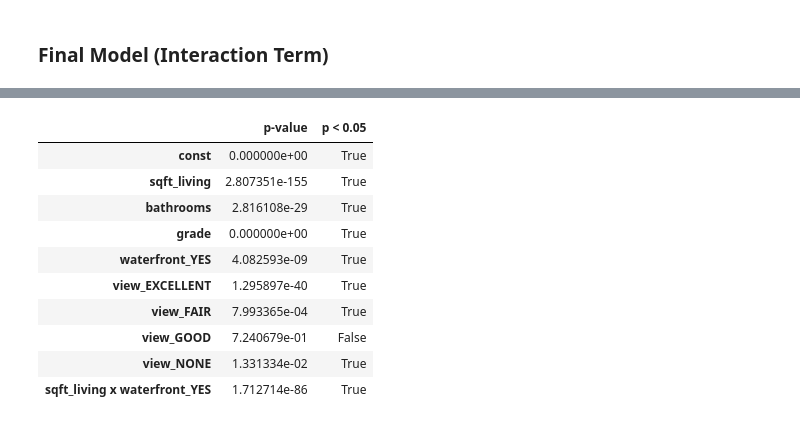
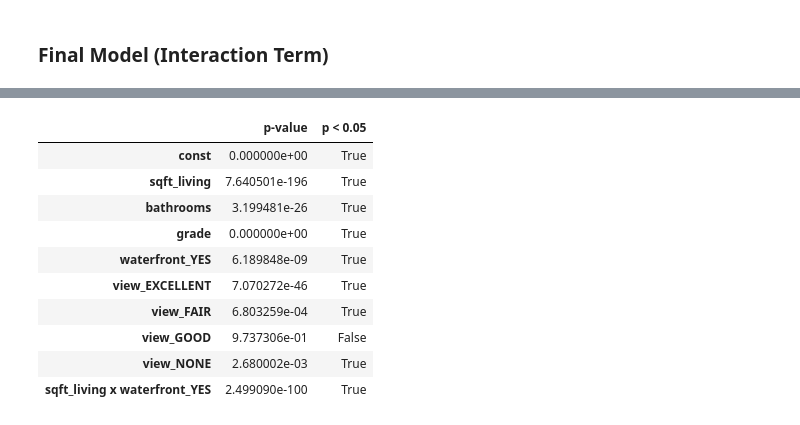
Before and after one commit to keziasetokusumo/dsc-phase-2-project-v2-5, a Jupyter notebook: KC_Analysis_Notebook.ipynb, the cells around one changed output, grey strips where cells are left out. Drawn from its saved outputs; the diff is of its cells as text; code cells hidden in the pictures.

```diff
--- a/KC_Analysis_Notebook.ipynb
+++ b/KC_Analysis_Notebook.ipynb
@@ -188,0 +212,6 @@ Text(0.5, 1.0, 'Baseline Model Visualization')
+# %%
+# Compute mean absolute error for baseline model
+from sklearn.metrics import mean_absolute_error, mean_squared_error
+y_pred_baseline=baseline_results.predict(sm.add_constant(data['sqft_living']))
+mae_base=mean_absolute_error(data['price'], y_pred_baseline)
+print("The mean absolute error for the initial model is: "+ str(mae_base))
@@ -299,5 +311,0 @@ See the caveats in the documentation: https://pandas.pydata.org/pandas-docs/stab
-# %%
-# Create the third model with "grade" and print results
-third=sm.OLS(y, sm.add_constant(X_third))
-third_results=third.fit()
-print(third_results.summary())
@@ -331,0 +346,5 @@ plt.gcf().axes[0].yaxis.get_major_formatter().set_scientific(False)
+# %%
+# Create the third model with "grade" and print results
+third=sm.OLS(data['price'], sm.add_constant(X_third))
+third_results=third.fit()
+print(third_results.summary())
@@ -342,7 +382,7 @@ X_fourth=pd.get_dummies(X_fourth, columns=['waterfront', 'view'])
 X_fourth.drop(columns=['waterfront_NO', 'view_AVERAGE'], inplace=True)
 
 # Pass the dataframe into statsmodels and print results
-fourth=sm.OLS(y, sm.add_constant(X_fourth))
+fourth=sm.OLS(data['price'], sm.add_constant(X_fourth))
 fourth_results=fourth.fit()
 print(fourth_results.summary())
 # %% [output]
@@ -433,24 +473,24 @@ X_interaction
 # %%
 # Pass the interaction dataframe into statsmodels
-interaction_model = sm.OLS(y, sm.add_constant(X_interaction))
+interaction_model = sm.OLS(data['price'], sm.add_constant(X_interaction))
 interaction_results = interaction_model.fit()
 
 # Inspect the p-values of the independent variables in the final model
 pvalues_df = pd.DataFrame(interaction_results.pvalues, columns=["p-value"])
 pvalues_df["p < 0.05"] = pvalues_df["p-value"] < 0.05
 pvalues_df
 # %% [output]
 |  | p-value | p < 0.05 |
 | const | 0.000000e+00 | True |
-| sqft_living | 2.807351e-155 | True |
-| bathrooms | 2.816108e-29 | True |
+| sqft_living | 7.640501e-196 | True |
+| bathrooms | 3.199481e-26 | True |
 | grade | 0.000000e+00 | True |
-| waterfront_YES | 4.082593e-09 | True |
-| view_EXCELLENT | 1.295897e-40 | True |
-| view_FAIR | 7.993365e-04 | True |
-| view_GOOD | 7.240679e-01 | False |
-| view_NONE | 1.331334e-02 | True |
-| sqft_living x waterfront_YES | 1.712714e-86 | True |
+| waterfront_YES | 6.189848e-09 | True |
+| view_EXCELLENT | 7.070272e-46 | True |
+| view_FAIR | 6.803259e-04 | True |
+| view_GOOD | 9.737306e-01 | False |
+| view_NONE | 2.680002e-03 | True |
+| sqft_living x waterfront_YES | 2.499090e-100 | True |
 # %%
 # Return another dataframe that excludes statistically insignificant predictors
 X_interaction2=X_interaction.copy()
```
Also changed, not shown: parts of 61 cells of this notebook.
